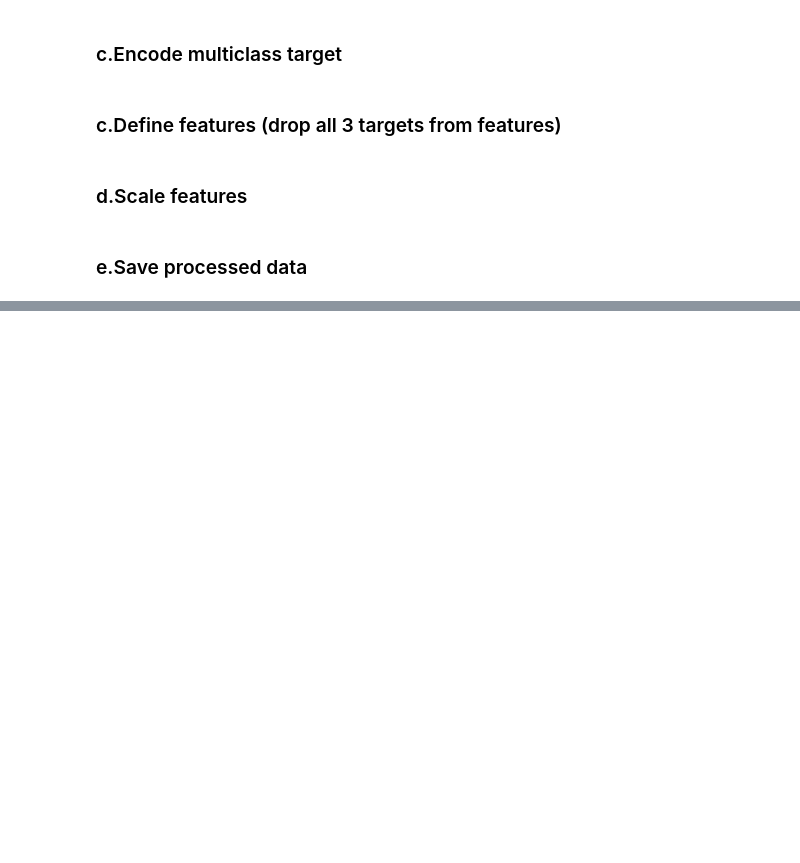
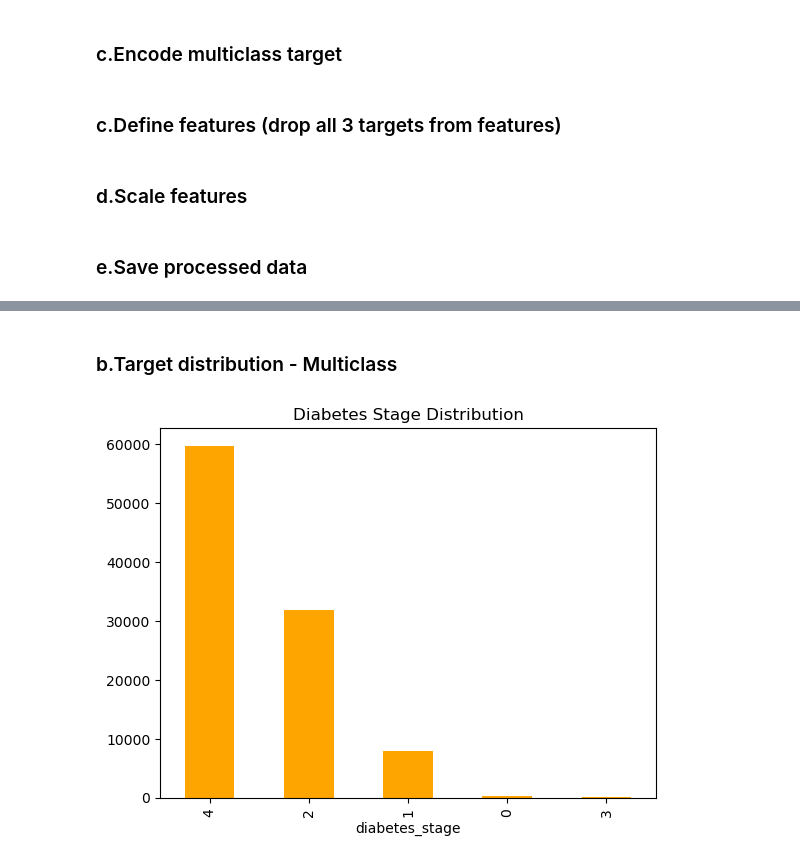
Before and after one commit to ALI-SHAHMEER/diabetes-health-indicators-ml, a Jupyter notebook: notebooks/main_analysis.ipynb, the cells around one changed output, grey strips where cells are left out. Saved outputs shown, nothing was run; the diff lists cells and outputs as text; code cells hidden in the pictures; blank space fills up the shorter version.

```diff
--- a/notebooks/main_analysis.ipynb
+++ b/notebooks/main_analysis.ipynb
@@ -187,0 +198,8 @@ df.to_csv('/home/ali/AI/diabetes-health-indicators-ml/data/processed/df_encoded.
+# %% [markdown]
+### b.Target distribution - Multiclass
+# %%
+df['diabetes_stage'].value_counts().plot(kind='bar', color='orange')
+plt.title('Diabetes Stage Distribution')
+plt.show()
+# %% [output]
+[figure, added]
```
Also changed, not shown: parts of 9 cells of this notebook, 1 other file.
